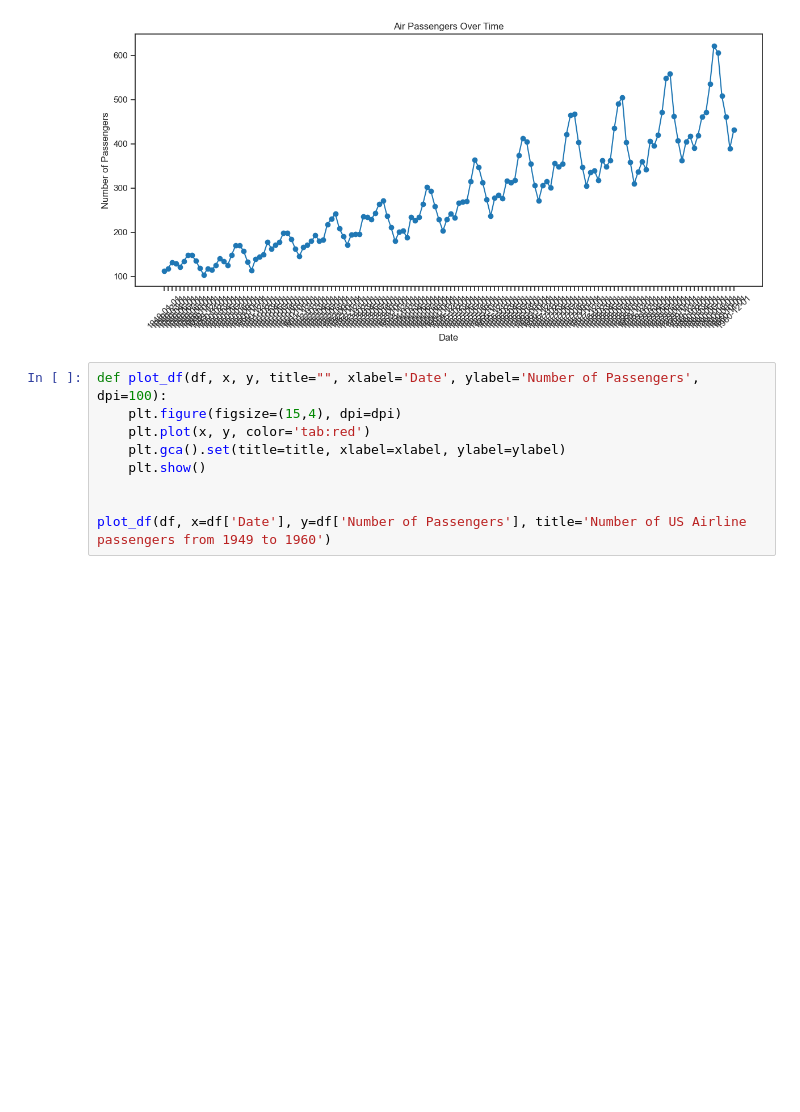
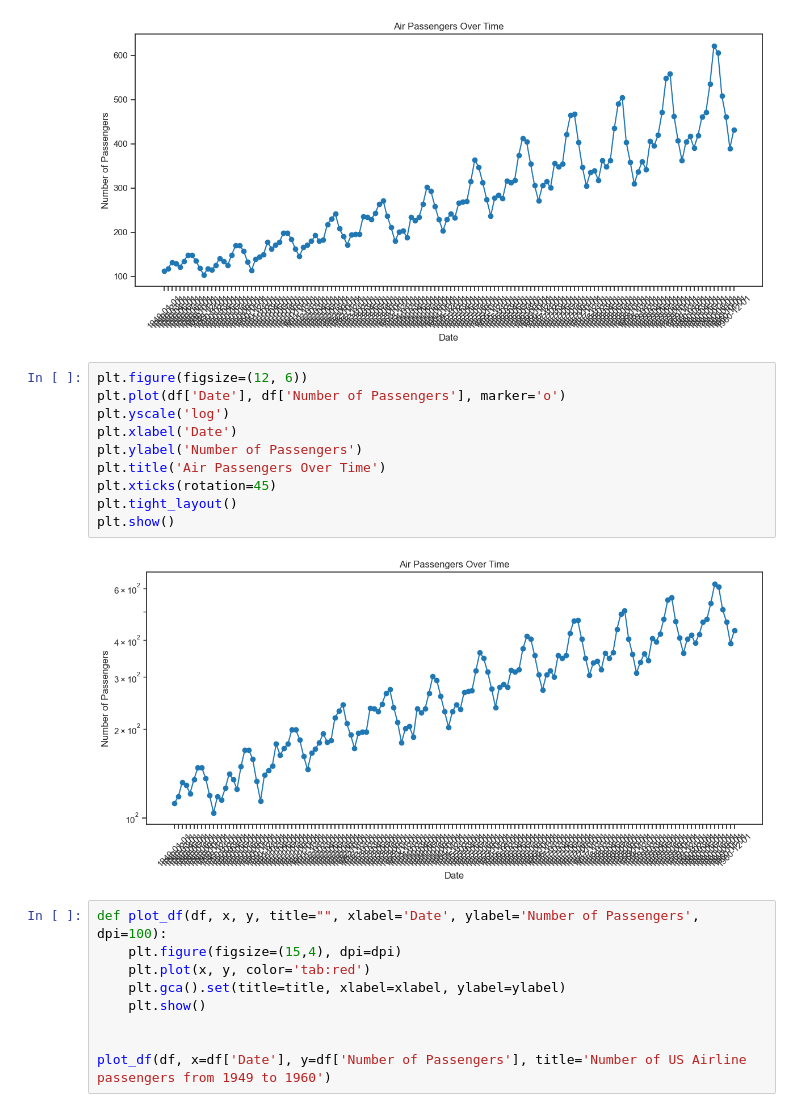
Before and after one commit to rszgosz/descriptive_statistics, a Jupyter notebook: Report8/Exercise11.ipynb, the cells around one changed output. Saved outputs shown, nothing was run; the diff lists cells and outputs as text; blank space fills up the shorter version.

```diff
--- a/Report8/Exercise11.ipynb
+++ b/Report8/Exercise11.ipynb
@@ -139,6 +139,18 @@ plt.tight_layout()
 plt.show()
 # %% [output]
 [figure]
+# %%
+plt.figure(figsize=(12, 6))
+plt.plot(df['Date'], df['Number of Passengers'], marker='o')
+plt.yscale('log')
+plt.xlabel('Date')
+plt.ylabel('Number of Passengers')
+plt.title('Air Passengers Over Time')
+plt.xticks(rotation=45)
+plt.tight_layout()
+plt.show()
+# %% [output]
+[figure, added]
 # %%
 def plot_df(df, x, y, title="", xlabel='Date', ylabel='Number of Passengers', dpi=100):
     plt.figure(figsize=(15,4), dpi=dpi)
```
Also changed, not shown: parts of 3 cells of this notebook, 1 other file.
